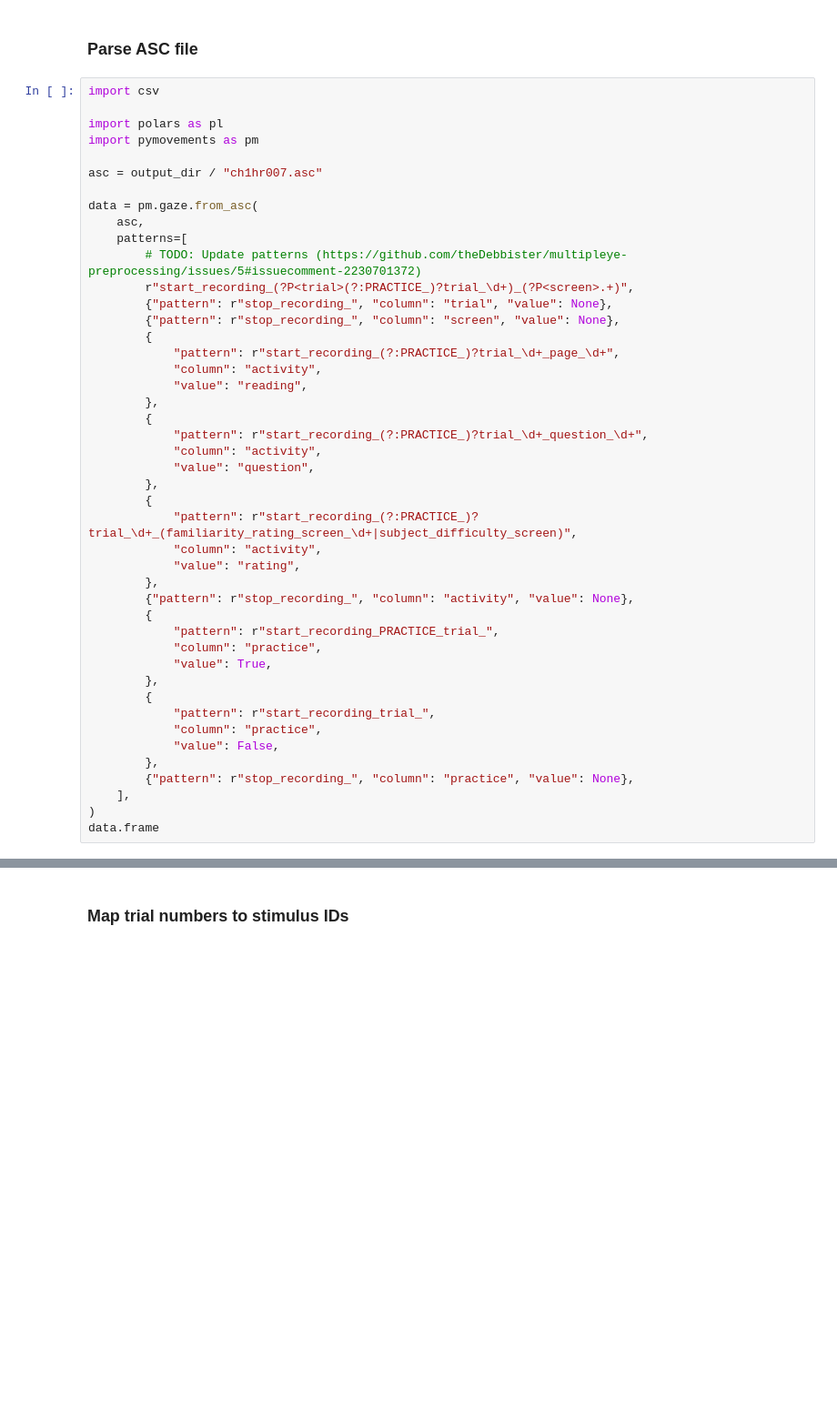
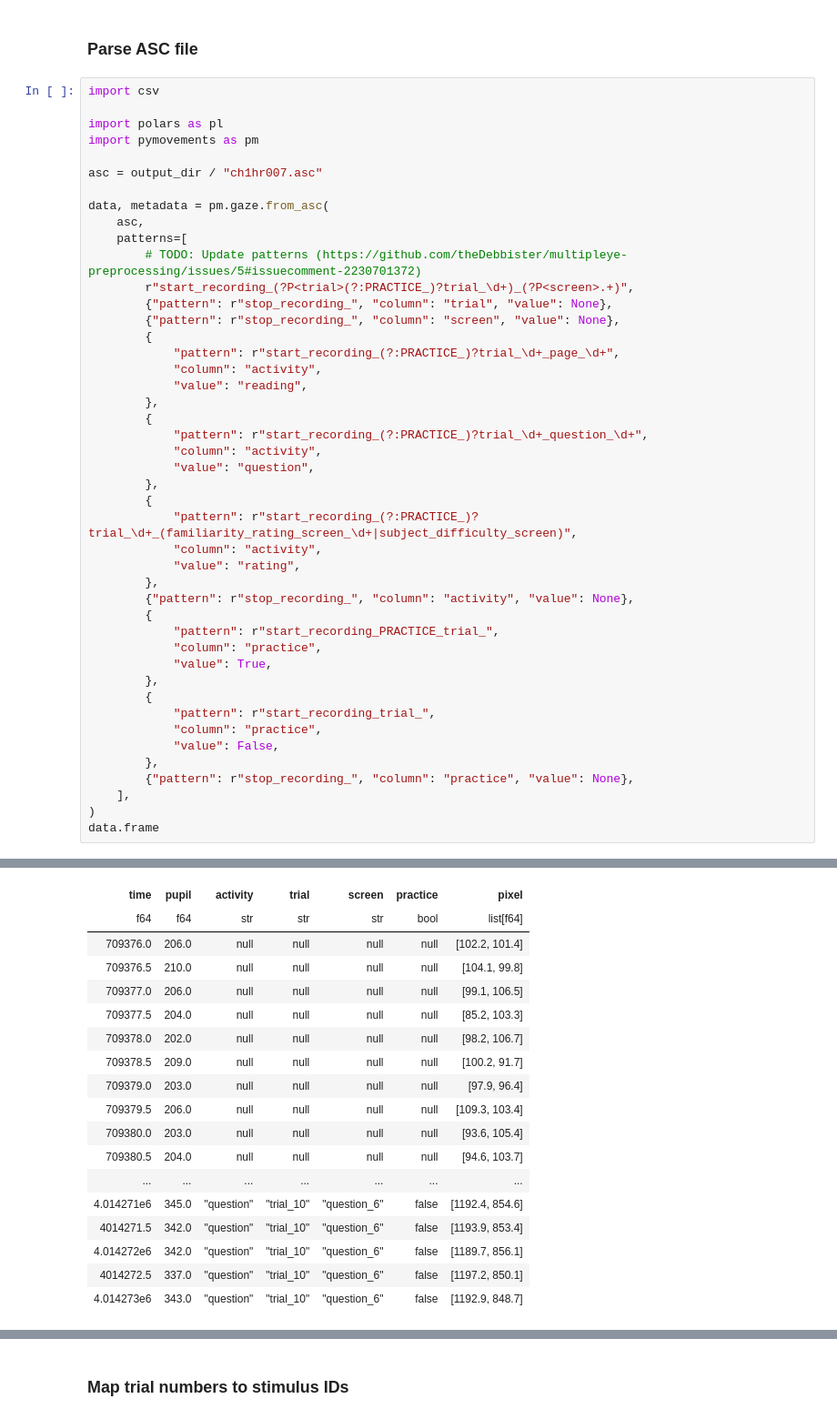
Before and after one commit to theDebbister/multipleye-preprocessing, a Jupyter notebook: preprocessing.ipynb, the cells around one changed output, grey strips where cells are left out. Shown at 91% size. Saved outputs shown, nothing was run; the diff lists cells and outputs as text; blank space fills up the shorter version.

```diff
--- a/preprocessing.ipynb
+++ b/preprocessing.ipynb
@@ -35,7 +71,7 @@ import pymovements as pm
 
 asc = output_dir / "ch1hr007.asc"
 
-data = pm.gaze.from_asc(
+data, metadata = pm.gaze.from_asc(
     asc,
     patterns=[
         # TODO: Update patterns (https://github.com/theDebbister/multipleye-preprocessing/issues/5#issuecomment-2230701372)
@@ -72,3 +108,4 @@ data = pm.gaze.from_asc(
     ],
 )
 data.frame
+# %% [output]
@@ -74,0 +113,18 @@ data.frame
+| time | pupil | activity | trial | screen | practice | pixel |
+| f64 | f64 | str | str | str | bool | list[f64] |
+| 709376.0 | 206.0 | null | null | null | null | [102.2, 101.4] |
+| 709376.5 | 210.0 | null | null | null | null | [104.1, 99.8] |
+| 709377.0 | 206.0 | null | null | null | null | [99.1, 106.5] |
+| 709377.5 | 204.0 | null | null | null | null | [85.2, 103.3] |
+| 709378.0 | 202.0 | null | null | null | null | [98.2, 106.7] |
+| 709378.5 | 209.0 | null | null | null | null | [100.2, 91.7] |
+| 709379.0 | 203.0 | null | null | null | null | [97.9, 96.4] |
+| 709379.5 | 206.0 | null | null | null | null | [109.3, 103.4] |
+| 709380.0 | 203.0 | null | null | null | null | [93.6, 105.4] |
+| 709380.5 | 204.0 | null | null | null | null | [94.6, 103.7] |
+| ... | ... | ... | ... | ... | ... | ... |
+| 4.014271e6 | 345.0 | "question" | "trial_10" | "question_6" | false | [1192.4, 854.6] |
+| 4014271.5 | 342.0 | "question" | "trial_10" | "question_6" | false | [1193.9, 853.4] |
+| 4.014272e6 | 342.0 | "question" | "trial_10" | "question_6" | false | [1189.7, 856.1] |
+| 4014272.5 | 337.0 | "question" | "trial_10" | "question_6" | false | [1197.2, 850.1] |
+| 4.014273e6 | 343.0 | "question" | "trial_10" | "question_6" | false | [1192.9, 848.7] |
```
Also changed, not shown: parts of 8 cells of this notebook.
